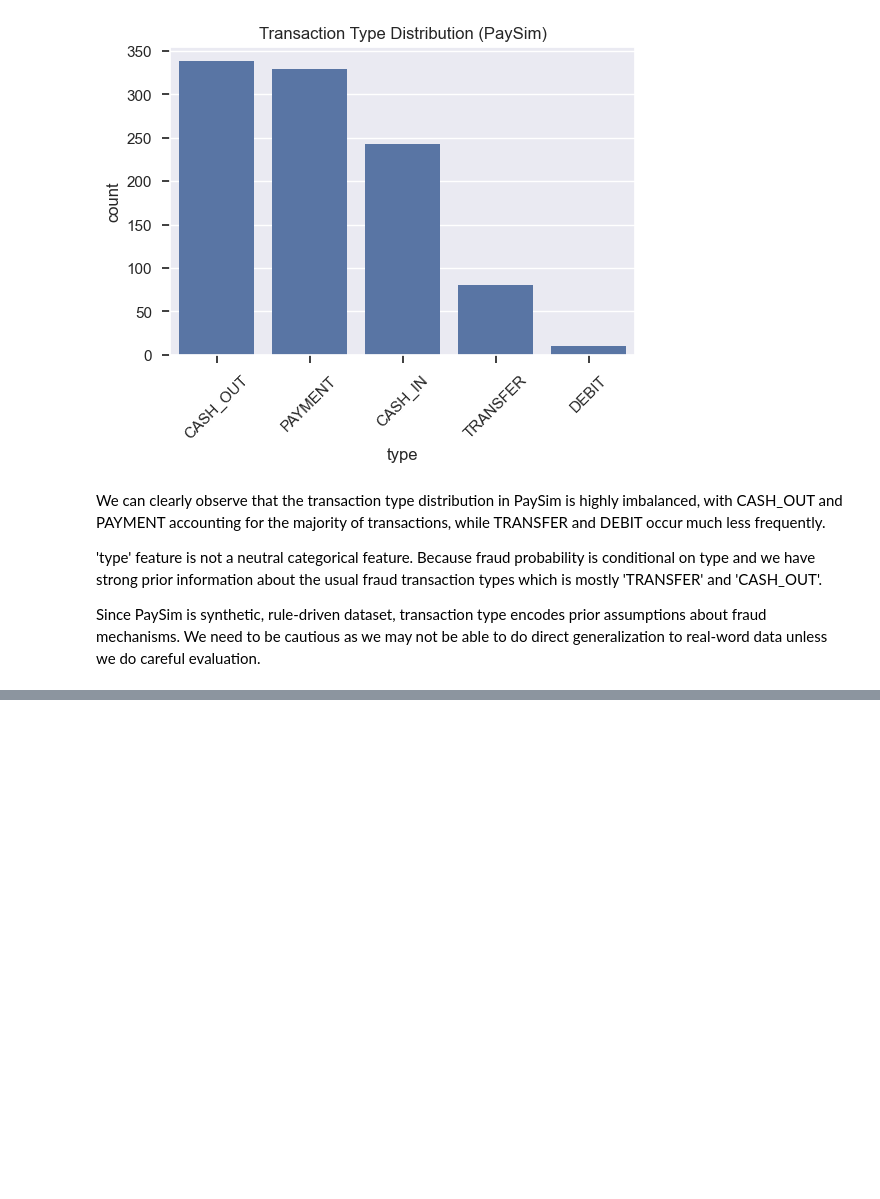
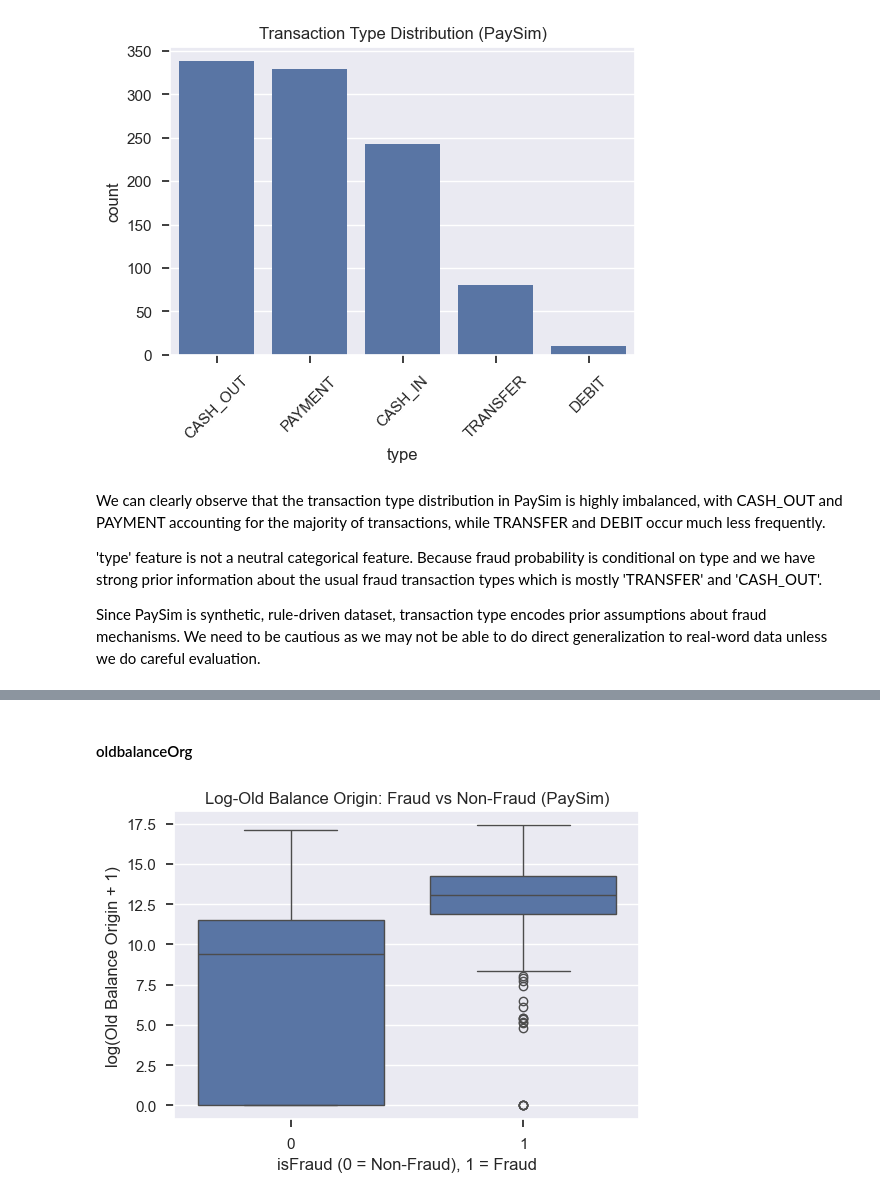
Before and after one commit to thisisehyas/Financial-Fraud-Detection-System, a Jupyter notebook: notebooks/EDA.ipynb, the cells around one changed output, grey strips where cells are left out. Drawn from its saved outputs; the diff is of its cells as text; code cells hidden in the pictures; blank space fills up the shorter version.

```diff
--- a/notebooks/EDA.ipynb
+++ b/notebooks/EDA.ipynb
@@ -383,0 +513,17 @@ Since PaySim is synthetic, rule-driven dataset, transaction type encodes prior a
+# %% [markdown]
+#### oldbalanceOrg
+# %%
+paysim_balanced['log_oldbalanceOrg'] = np.log1p(paysim_balanced['oldbalanceOrg'])
+
+plt.figure(figsize=(6, 4))
+sns.boxplot(
+    data=paysim_balanced,
+    x='isFraud',
+    y='log_oldbalanceOrg'
+)
+plt.title('Log-Old Balance Origin: Fraud vs Non-Fraud (PaySim)')
+plt.xlabel('isFraud (0 = Non-Fraud), 1 = Fraud')
+plt.ylabel('log(Old Balance Origin + 1)')
+plt.show()
+# %% [output]
+[figure, added]
```
Also changed, not shown: parts of 15 cells of this notebook.
